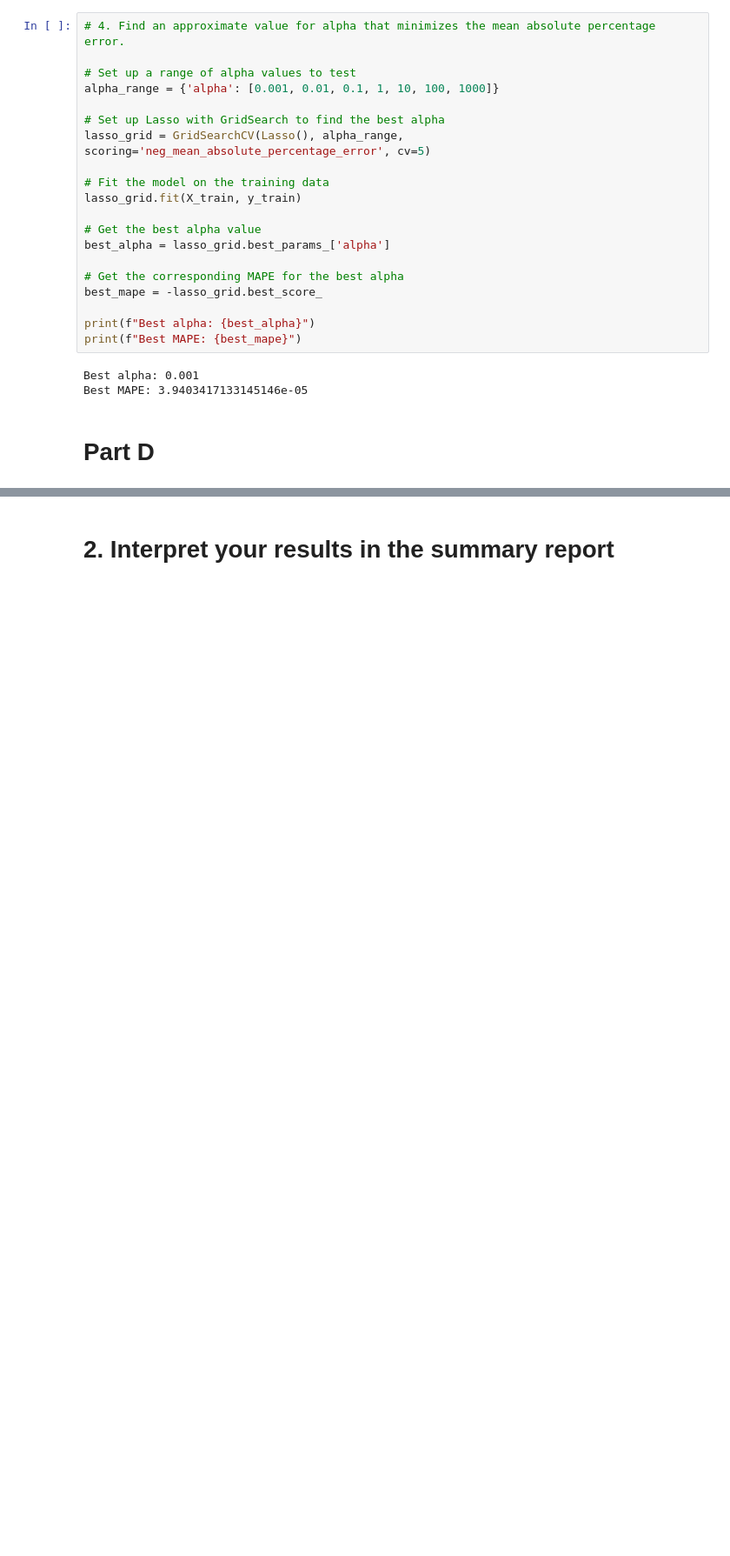
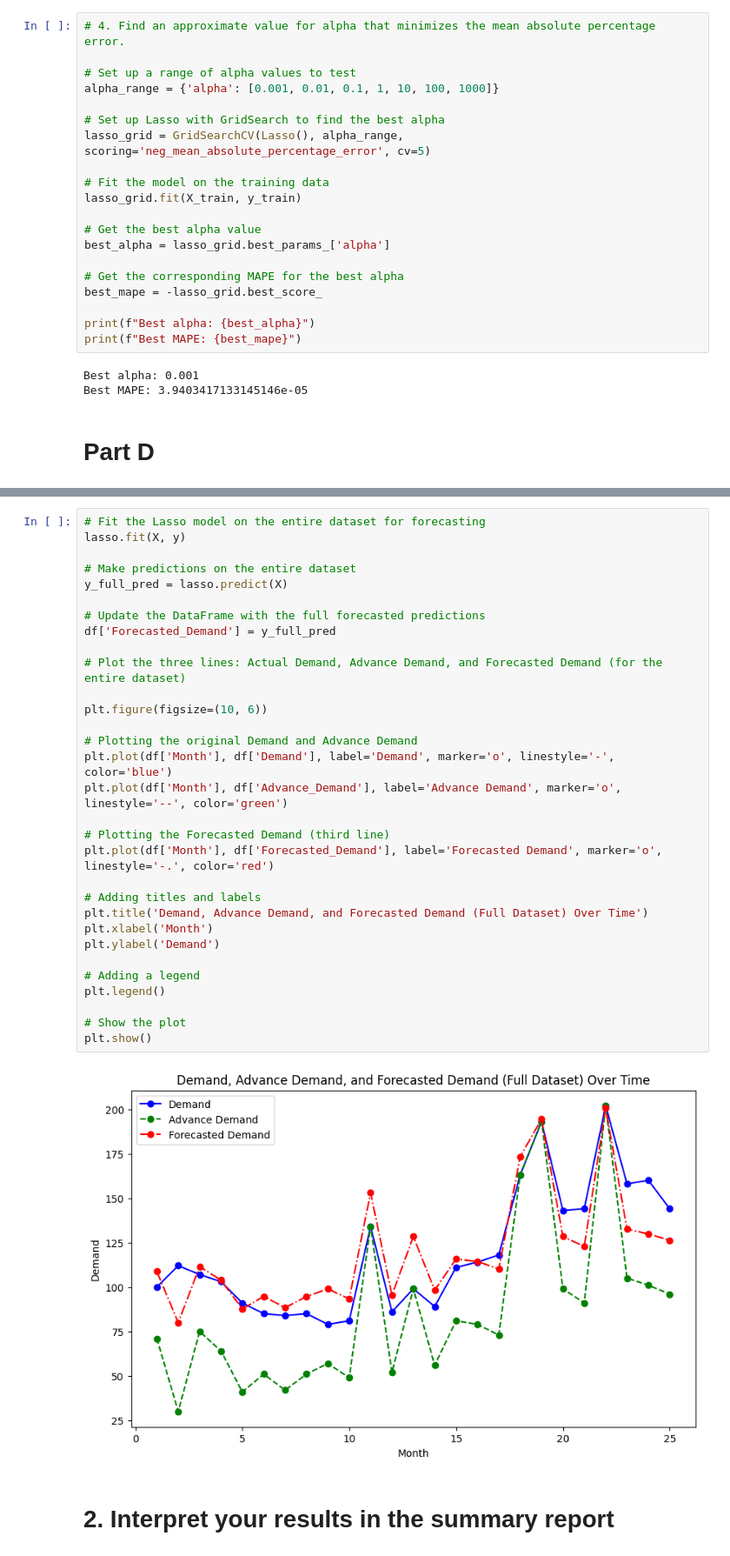
Before and after one commit to EthanRosehart/PM_Assignments, a Jupyter notebook: OMIS_homework.ipynb, the cells around one changed output, grey strips where cells are left out. Shown at 87% size. Saved outputs shown, nothing was run; the diff lists cells and outputs as text; blank space fills up the shorter version.

```diff
--- a/OMIS_homework.ipynb
+++ b/OMIS_homework.ipynb
@@ -315,5 +337,38 @@ print(forecast)
 22     23             105         126.088536             105            158
 23     24             101         123.534679             101            160
 24     25              96         120.342357              96            144
+# %%
+# Fit the Lasso model on the entire dataset for forecasting
+lasso.fit(X, y)
+
+# Make predictions on the entire dataset
+y_full_pred = lasso.predict(X)
+
+# Update the DataFrame with the full forecasted predictions
+df['Forecasted_Demand'] = y_full_pred
+
+# Plot the three lines: Actual Demand, Advance Demand, and Forecasted Demand (for the entire dataset)
+
+plt.figure(figsize=(10, 6))
+
+# Plotting the original Demand and Advance Demand
+plt.plot(df['Month'], df['Demand'], label='Demand', marker='o', linestyle='-', color='blue')
+plt.plot(df['Month'], df['Advance_Demand'], label='Advance Demand', marker='o', linestyle='--', color='green')
+
+# Plotting the Forecasted Demand (third line)
+plt.plot(df['Month'], df['Forecasted_Demand'], label='Forecasted Demand', marker='o', linestyle='-.', color='red')
+
+# Adding titles and labels
+plt.title('Demand, Advance Demand, and Forecasted Demand (Full Dataset) Over Time')
+plt.xlabel('Month')
+plt.ylabel('Demand')
+
+# Adding a legend
+plt.legend()
+
+# Show the plot
+plt.show()
+# %% [output]
+[figure, added]
 # %% [markdown]
 # 2. Interpret your results in the summary report
```
Also changed, not shown: parts of 4 cells of this notebook.
